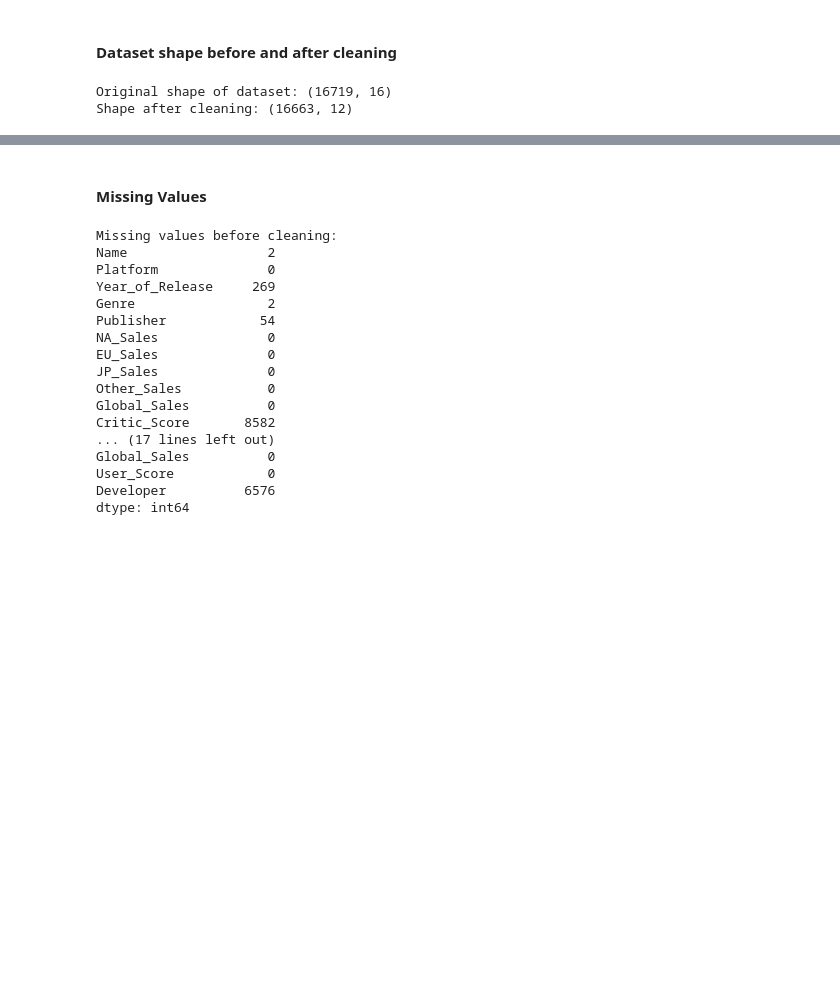
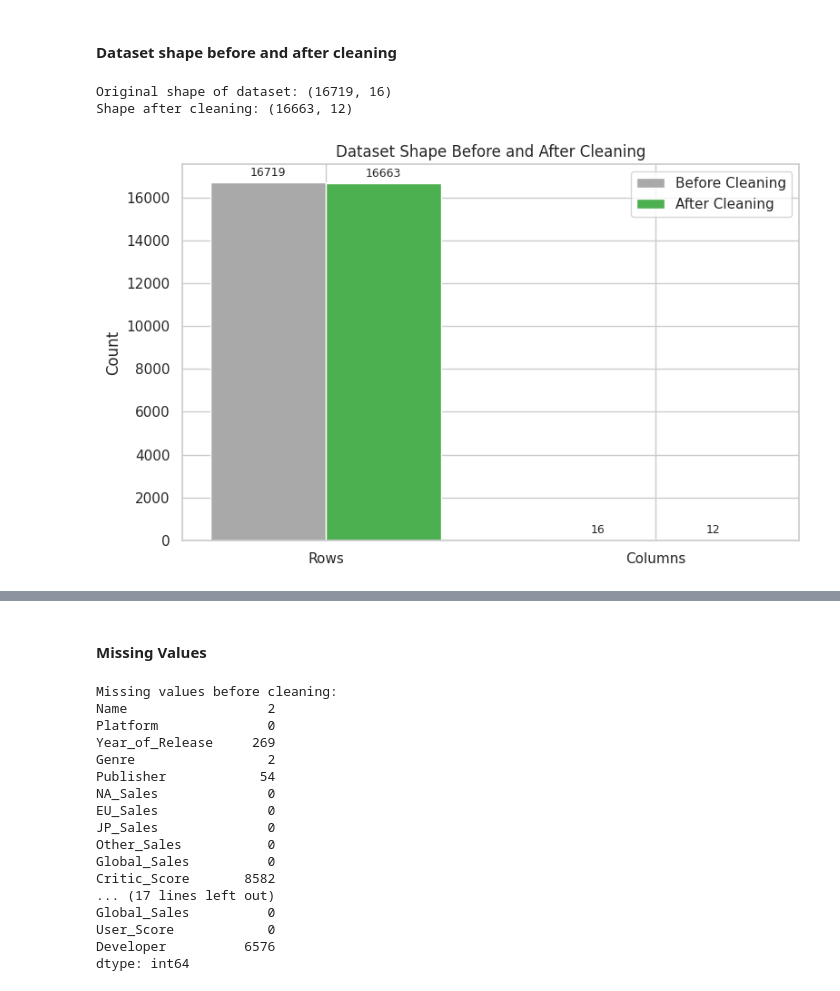
Before and after one commit to eleanorbucke21/ca1_DATA_VISUALISATION, a Jupyter notebook: DataVisualisationCA.ipynb, the cells around one changed output, grey strips where cells are left out. Saved outputs shown, nothing was run; the diff lists cells and outputs as text; code cells hidden in the pictures; blank space fills up the shorter version.

```diff
--- a/DataVisualisationCA.ipynb
+++ b/DataVisualisationCA.ipynb
@@ -592,3 +630,33 @@ print("Shape after cleaning:", vgsales_clean.shape)
 # %% [output]
 Original shape of dataset: (16719, 16)
 Shape after cleaning: (16663, 12)
+# %%
+# Get shape info
+before_rows, before_cols = vgsales.shape
+after_rows, after_cols = vgsales_clean.shape
+
+# Grouped bar data
+labels = ['Rows', 'Columns']
+before = [before_rows, before_cols]
+after = [after_rows, after_cols]
+
+x = range(len(labels))
+width = 0.35  # width of the bars
+
+# Plot
+fig, ax = plt.subplots(figsize=(8, 5))
+bars1 = ax.bar(x, before, width, label='Before Cleaning', color='#A9A9A9')
+bars2 = ax.bar([i + width for i in x], after, width, label='After Cleaning', color='#4CAF50')
+
+# Labels and formatting
+ax.set_ylabel('Count')
+ax.set_title('Dataset Shape Before and After Cleaning')
+ax.set_xticks([i + width / 2 for i in x])
+ax.set_xticklabels(labels)
+ax.legend()
+ax.bar_label(bars1, padding=3, fontsize=9)
+ax.bar_label(bars2, padding=3, fontsize=9)
+plt.tight_layout()
+plt.show()
+# %% [output]
+[figure, added]
```
Also changed, not shown: parts of 14 cells of this notebook.
